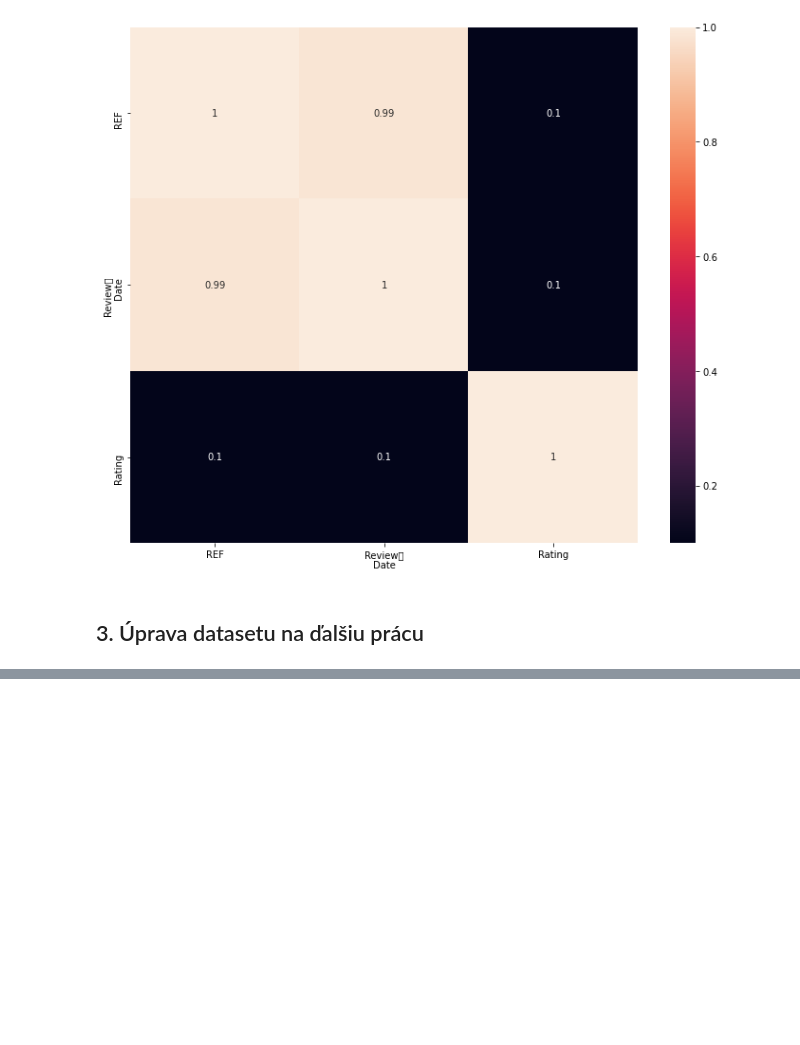
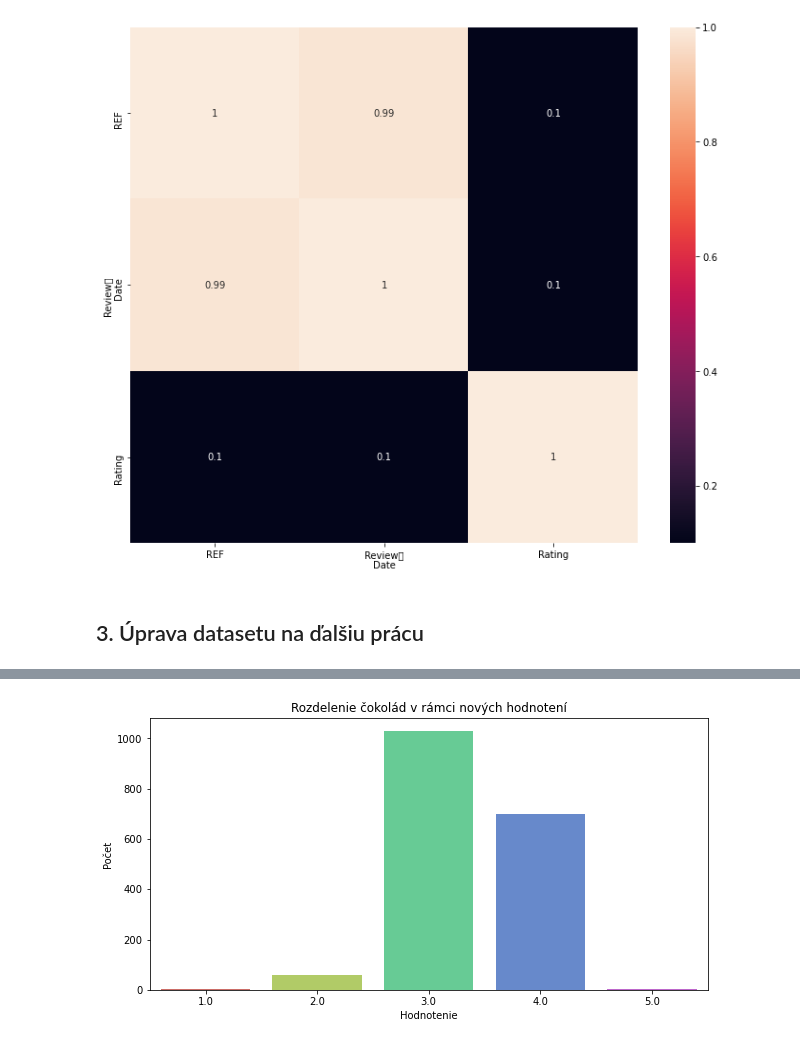
Before and after one commit to juraj-vanko/VankoJ_NS2021, a Jupyter notebook: VankoJ_NS2021.ipynb, the cells around one changed output, grey strips where cells are left out. Drawn from its saved outputs; the diff is of its cells as text; code cells hidden in the pictures; blank space fills up the shorter version.

```diff
--- a/VankoJ_NS2021.ipynb
+++ b/VankoJ_NS2021.ipynb
@@ -415,0 +226,30 @@ model.evaluate(X_test, y_test)
+# %%
+#Pre zjednodušenie hodnotenia si zmeníme mierku hodnotenia od 0-5,
+# Pre tento krok si vytvoríme funkciu
+def change_rating(rating):
+    if rating < 0.5:
+        return 0.0
+    elif rating < 1.5:
+        return 1.0
+    elif rating < 2.5:
+        return 2.0
+    elif rating < 3.5:
+        return 3.0
+    elif rating < 4.5:
+        return 4.0
+    elif rating < 5.5:
+        return 5.0
+# %%
+#Následne aplikujeme našu funkciu na všetky riadky v stĺpci Rating a využijeme na to lambda funkciu
+data["Rating"] = data["Rating"].apply(lambda x: change_rating(x))
+# %%
+plt.figure(figsize=(10,5))
+sns.countplot(x="Rating", data=data, palette='hls')
+plt.xlabel("Hodnotenie")
+plt.ylabel("Počet")
+plt.title("Rozdelenie čokolád v rámci nových hodnotení")
+plt.show()
+
+#Môžeme vidieť, že naše hodnotenia sa zjednotili.
+# %% [output]
+[figure, added]
```
Also changed, not shown: parts of 44 cells of this notebook.
